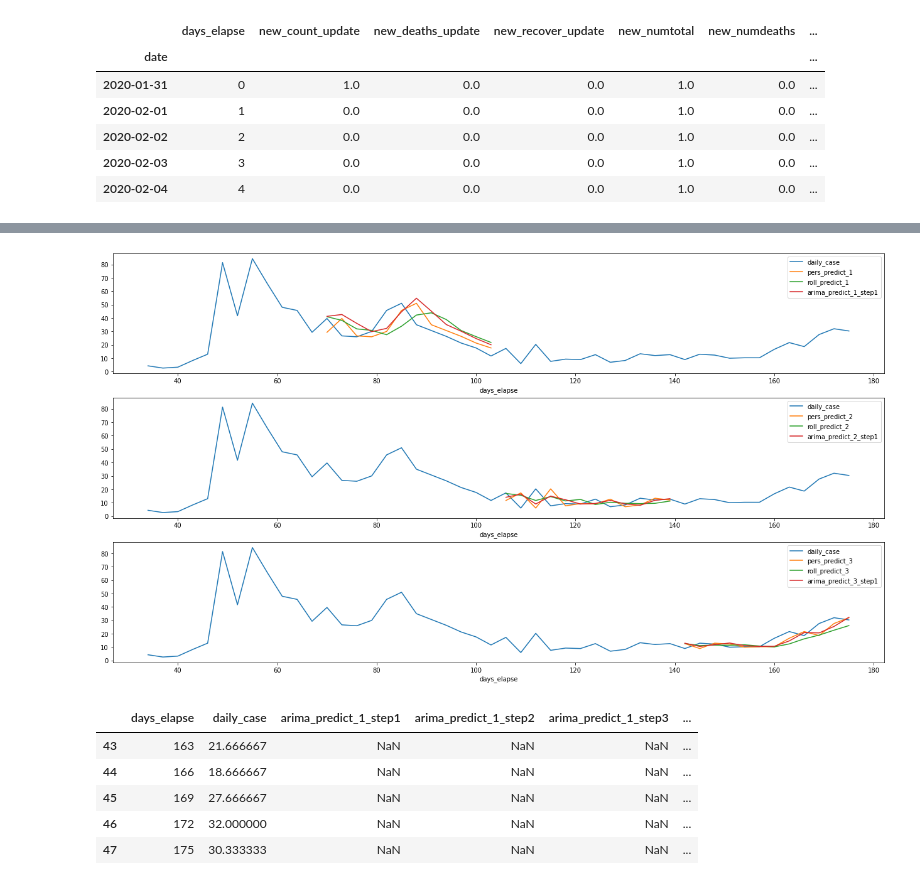
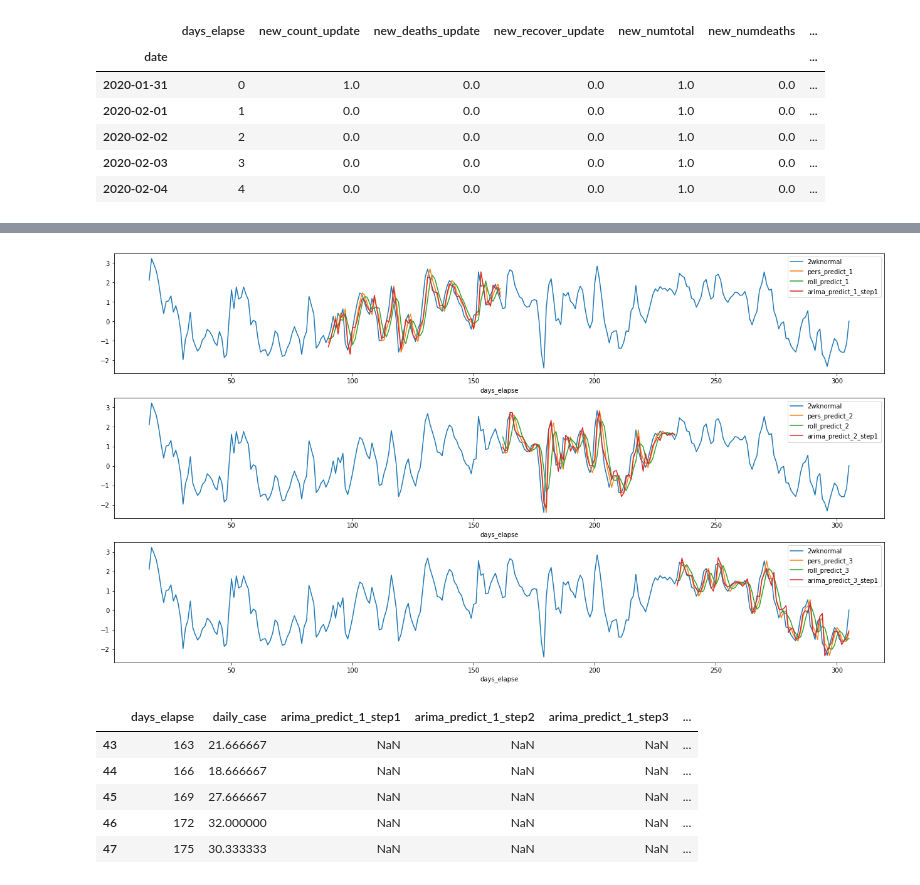
Before and after one commit to WraySmith/COVID_learning, a Jupyter notebook: covid_stats_update.ipynb, the cells around one changed output, grey strips where cells are left out. Saved outputs shown, nothing was run; the diff lists cells and outputs as text; code cells hidden in the pictures.

```diff
--- a/covid_stats_update.ipynb
+++ b/covid_stats_update.ipynb
@@ -362,11 +296,11 @@ def roller(train, test, window_len=3, label=""):
 # uses a boxcox transform
 def arima_model(data, arima_order, predict_steps = 1, confidence = False):
     # transform
-    transformed, lam = boxcox(data)
-    if lam < -5:
-        transformed, lam = data, 1
+    #transformed, lam = boxcox(data)
+    #if lam < -5:
+    #    transformed, lam = data, 1
     # predict
-    model = ARIMA(transformed, order=arima_order)
+    model = ARIMA(data, order=arima_order)
     model_fit = model.fit(disp=0)
     temp_results = model_fit.forecast(steps = predict_steps)
     yhat = temp_results[0]
@@ -374,10 +308,10 @@ def arima_model(data, arima_order, predict_steps = 1, confidence = False):
         ylow = temp_results[2].transpose()[0]
         yhigh = temp_results[2].transpose()[1]
     # invert transformed prediction
-    predictions = [boxcox_inverse(i, lam) for i in yhat]
+    predictions = [i for i in yhat]
     if confidence == True:
-        low = [boxcox_inverse(i, lam) for i in ylow]
-        high = [boxcox_inverse(i, lam) for i in yhigh]
+        low = [i for i in ylow]
+        high = [i for i in yhigh]
         return predictions, low, high
     return predictions
 # %%
@@ -481,8 +366,0 @@ q_values = range(0,6)
-# %%
-# grid search for each of the 3 train test splits
-warnings.filterwarnings("ignore")
-for train_index, test_index in splits_3day.split(covid_3day['daily_case']):
-    train = covid_3day['daily_case'][train_index]
-    test = covid_3day['daily_case'][test_index]
-    temp_results = grid_ARIMA_models(train, test, p_values, d_values, q_values)
-    pdq_heat(temp_results)
@@ -545,4 +416,4 @@ def compare_plot(df, index_col, labels, original):
     plt.show()
 # %%
 # create a dataframe for the results of the models
-covid_3day_results = covid_3day[['days_elapse', 'daily_case']].copy()
+covid_3day_results = other[['days_elapse', '2wknormal']].copy()
@@ -549,4 +436,4 @@ covid_3day_results = covid_3day[['days_elapse', 'daily_case']].copy()
 # %%
 # evaluate models
-covid_3day_results, rmse_results = evaluate_models(splits = splits_3day, df = covid_3day_results, data_col = 'daily_case',
-                                              arima_order = (1,1,0))
+covid_3day_results, rmse_results = evaluate_models(splits = splits_3day, df = covid_3day_results, data_col = '2wknormal',
+                                              arima_order = (3,1,0))
@@ -569,7 +447,7 @@ rmse_results
 # %%
-compare_plot(covid_3day_results, index_col = 'days_elapse', labels = ["_1", "_2", "_3"], original = 'daily_case')
+compare_plot(covid_3day_results, index_col = 'days_elapse', labels = ["_1", "_2", "_3"], original = '2wknormal')
 # %% [output]
-[figure, old version]
+[figure, new version]
 # %%
 # model multistep ARIMA forecast
 # optional confidence interval which creates two additional output dfs
```
Also changed, not shown: parts of 43 cells of this notebook.
